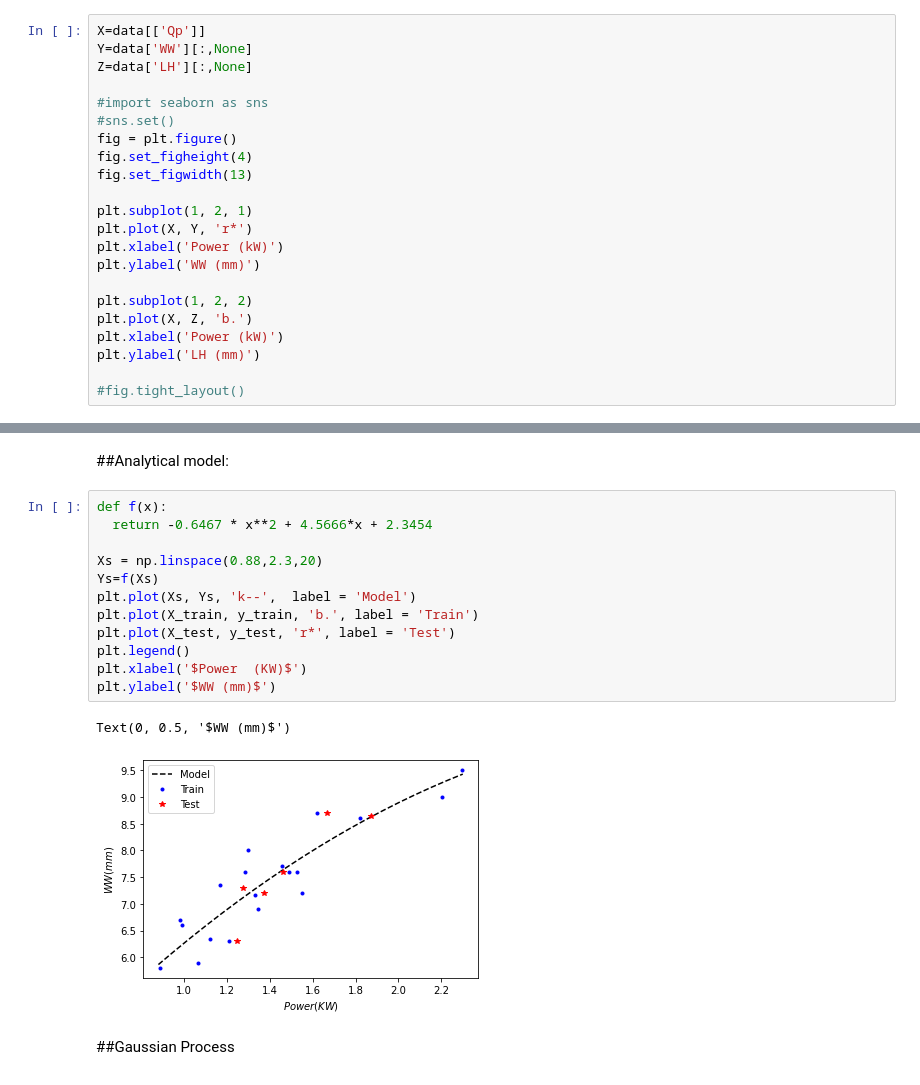
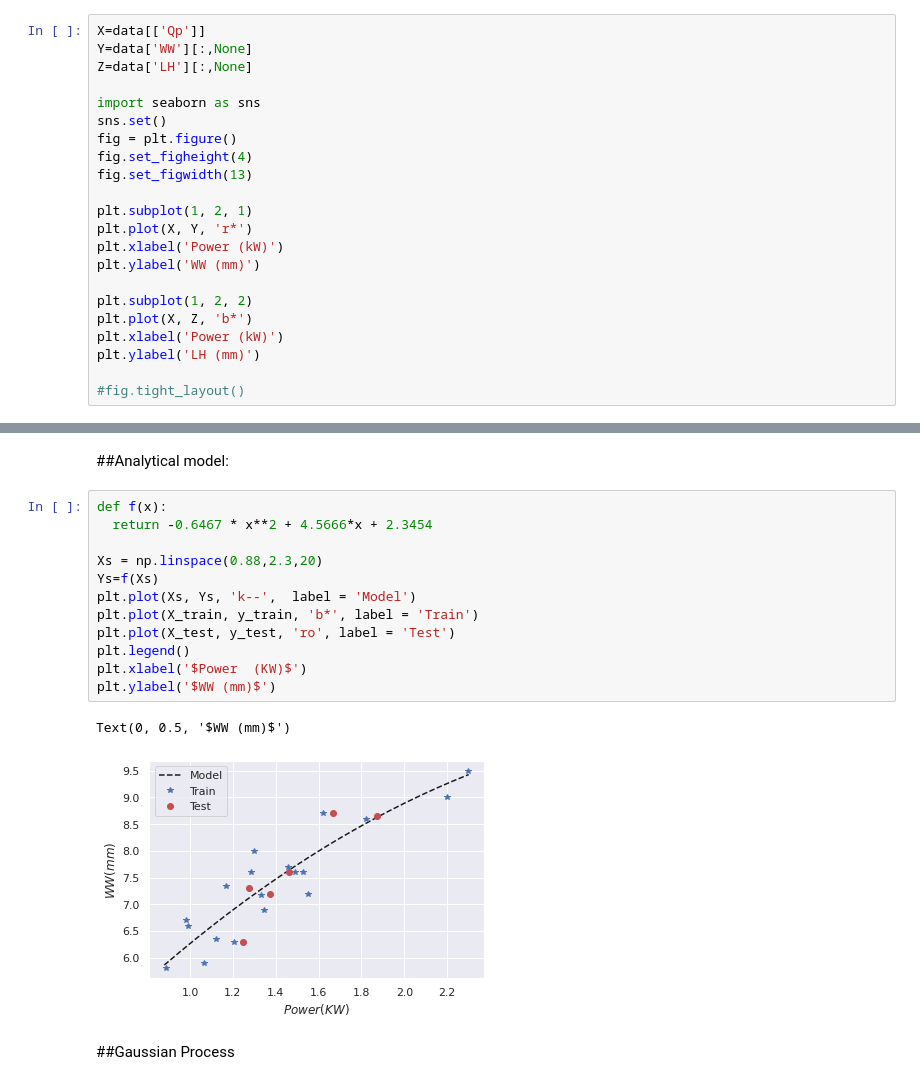
Before and after one commit to GermanOmar/GPs---WAAM, a Jupyter notebook: GPs_WAAM_PvsWW.ipynb, the cells around one changed output, grey strips where cells are left out. Drawn from its saved outputs; the diff is of its cells as text.

```diff
--- a/GPs_WAAM_PvsWW.ipynb
+++ b/GPs_WAAM_PvsWW.ipynb
@@ -36,8 +50,8 @@ X=data[['Qp']]
 Y=data['WW'][:,None]
 Z=data['LH'][:,None]
 
-#import seaborn as sns
-#sns.set()
+import seaborn as sns
+sns.set()
 fig = plt.figure()
 fig.set_figheight(4)
 fig.set_figwidth(13)
@@ -48,7 +62,7 @@ plt.xlabel('Power (kW)')
 plt.ylabel('WW (mm)')
 
 plt.subplot(1, 2, 2)
-plt.plot(X, Z, 'b.')
+plt.plot(X, Z, 'b*')
 plt.xlabel('Power (kW)')
 plt.ylabel('LH (mm)')
 
@@ -72,18 +86,18 @@ training samples: 19  test samples: 6
 # %%
 def f(x):
   return -0.6467 * x**2 + 4.5666*x + 2.3454
 
 Xs = np.linspace(0.88,2.3,20)
 Ys=f(Xs)
 plt.plot(Xs, Ys, 'k--',  label = 'Model')
-plt.plot(X_train, y_train, 'b.', label = 'Train')
-plt.plot(X_test, y_test, 'r*', label = 'Test')
+plt.plot(X_train, y_train, 'b*', label = 'Train')
+plt.plot(X_test, y_test, 'ro', label = 'Test')
 plt.legend()
 plt.xlabel('$Power  (KW)$')
 plt.ylabel('$WW (mm)$')
 # %% [output]
 Text(0, 0.5, '$WW (mm)$')
-[figure, old version]
+[figure, new version]
 # %% [markdown]
 ##Gaussian Process
 # %%
```
Also changed, not shown: parts of 15 cells of this notebook.
